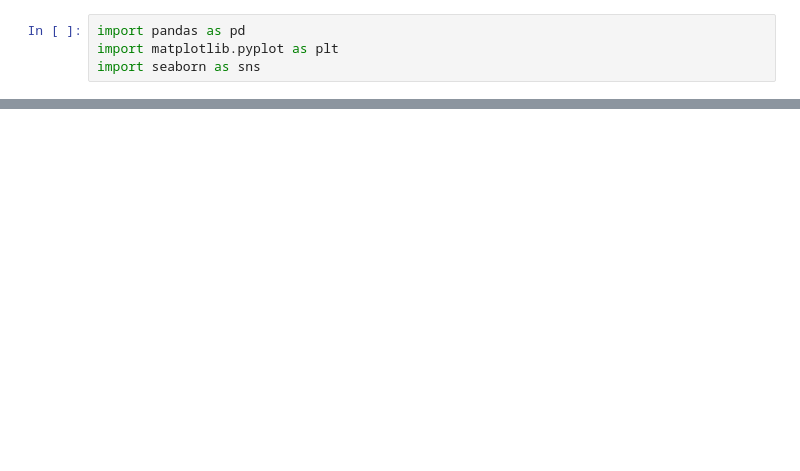
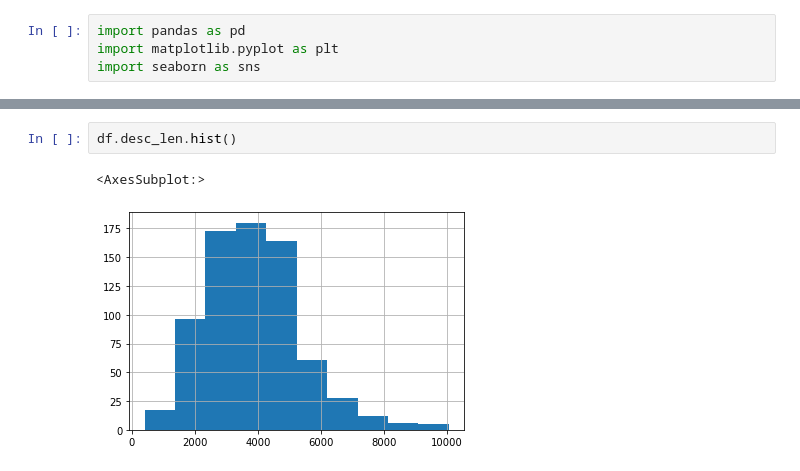
Before and after one commit to reidvogel/Final_Project, a Jupyter notebook: eda.ipynb, the cells around one changed output, grey strips where cells are left out. Cells and saved outputs as stored; diff of their text form; blank space fills up the shorter version.

```diff
--- a/eda.ipynb
+++ b/eda.ipynb
@@ -116,0 +60,5 @@ df['num_comp'] = df['Competitors'].apply(lambda x: len(x.split(',')) if x != '-1
+# %%
+df.desc_len.hist()
+# %% [output]
+<AxesSubplot:>
+[figure, added]
```
Also changed, not shown: parts of 33 cells of this notebook, 3 other files.
